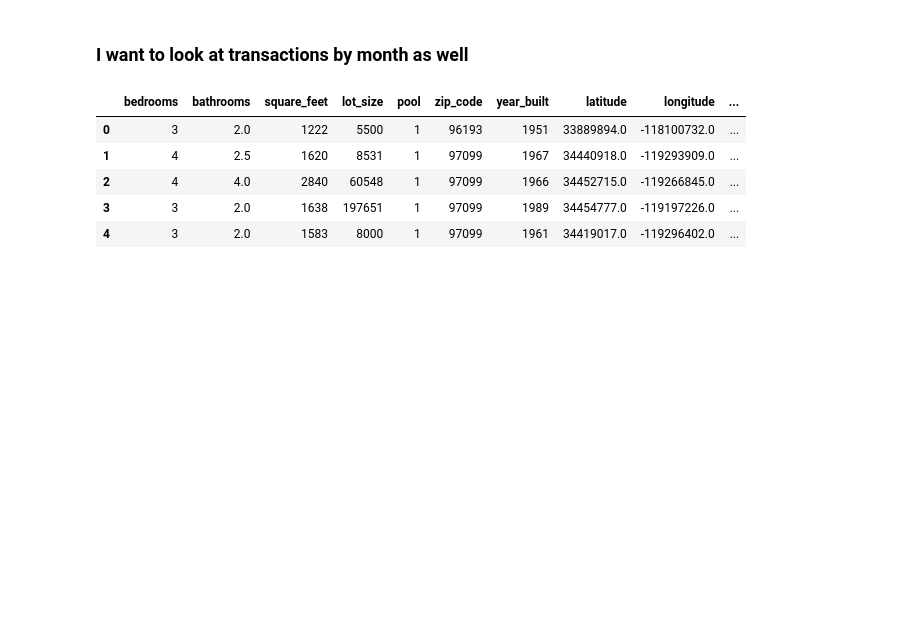
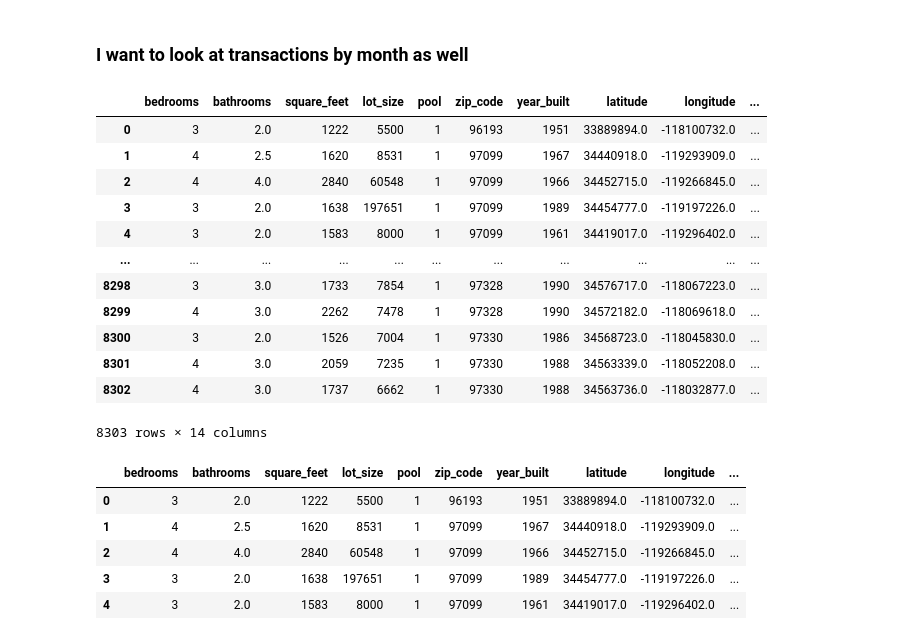
Before and after one commit to raycerna/zillow-regression-project, a Jupyter notebook: acquire_prepare.ipynb, the cells around one changed output. Cells and saved outputs as stored; diff of their text form; code cells hidden in the pictures; blank space fills up the shorter version.

```diff
--- a/acquire_prepare.ipynb
+++ b/acquire_prepare.ipynb
@@ -272,3 +272,25 @@ df['transaction_month'] = df.transaction_date.str.split('-',expand=True)[1]
+# %%
+
+# Add a new column
+df['transaction_month'] = df.transaction_date.str.split('-',expand=True)[1]
+
+
+# Print the result:
+display(df)
+# %% [output]
+|  | bedrooms | bathrooms | square_feet | lot_size | pool | zip_code | year_built | latitude | longitude | ... |
+| 0 | 3 | 2.0 | 1222 | 5500 | 1 | 96193 | 1951 | 33889894.0 | -118100732.0 | ... |
+| 1 | 4 | 2.5 | 1620 | 8531 | 1 | 97099 | 1967 | 34440918.0 | -119293909.0 | ... |
+| 2 | 4 | 4.0 | 2840 | 60548 | 1 | 97099 | 1966 | 34452715.0 | -119266845.0 | ... |
+| 3 | 3 | 2.0 | 1638 | 197651 | 1 | 97099 | 1989 | 34454777.0 | -119197226.0 | ... |
+| 4 | 3 | 2.0 | 1583 | 8000 | 1 | 97099 | 1961 | 34419017.0 | -119296402.0 | ... |
+| ... | ... | ... | ... | ... | ... | ... | ... | ... | ... | ... |
+| 8298 | 3 | 3.0 | 1733 | 7854 | 1 | 97328 | 1990 | 34576717.0 | -118067223.0 | ... |
+| 8299 | 4 | 3.0 | 2262 | 7478 | 1 | 97328 | 1990 | 34572182.0 | -118069618.0 | ... |
+| 8300 | 3 | 2.0 | 1526 | 7004 | 1 | 97330 | 1986 | 34568723.0 | -118045830.0 | ... |
+| 8301 | 4 | 3.0 | 2059 | 7235 | 1 | 97330 | 1988 | 34563339.0 | -118052208.0 | ... |
+| 8302 | 4 | 3.0 | 1737 | 6662 | 1 | 97330 | 1988 | 34563736.0 | -118032877.0 | ... |
+8303 rows × 14 columns
 # %%
 # double checks my work thus far
 df.head()
```
Also changed, not shown: parts of 3 cells of this notebook.
